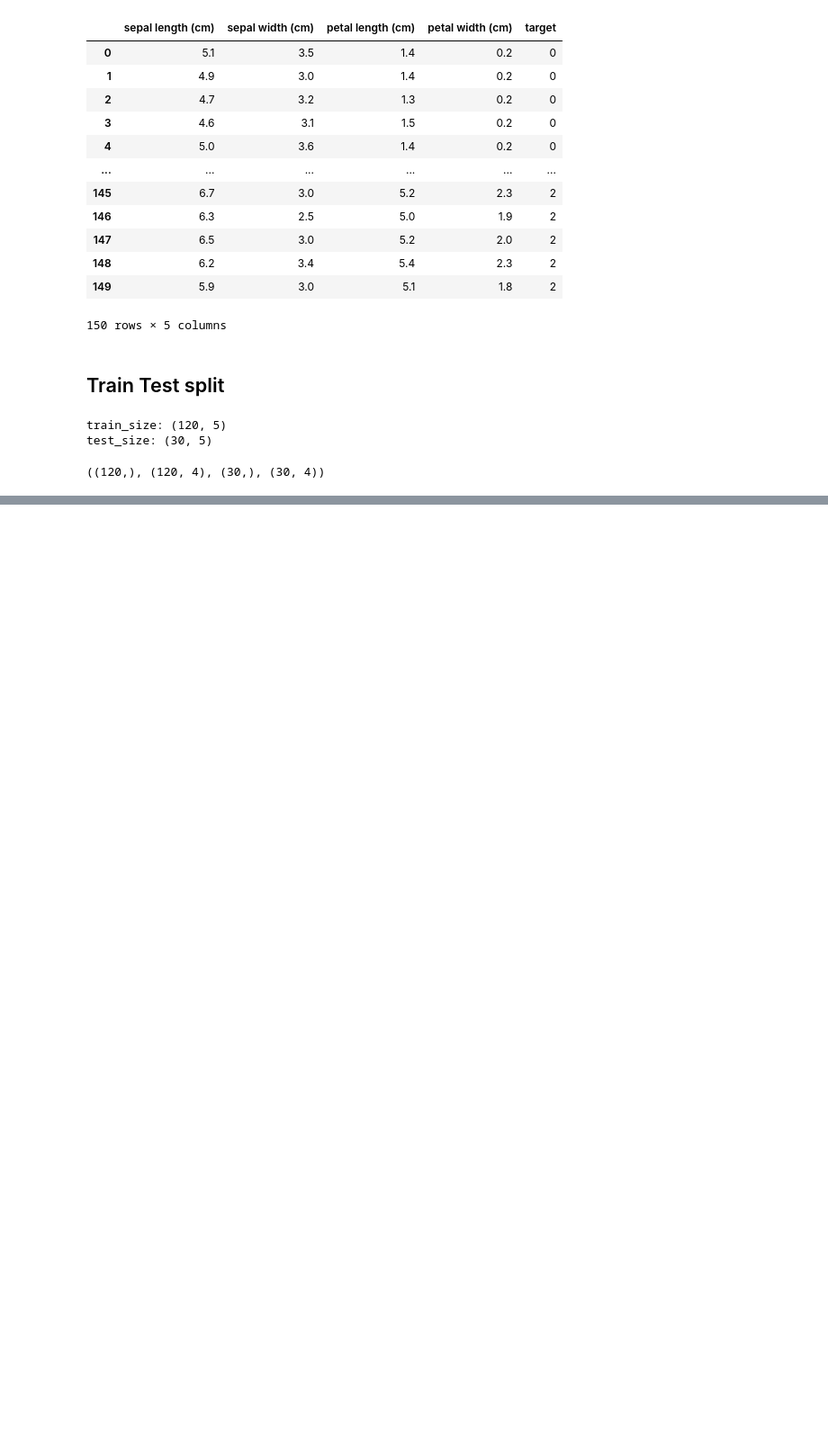
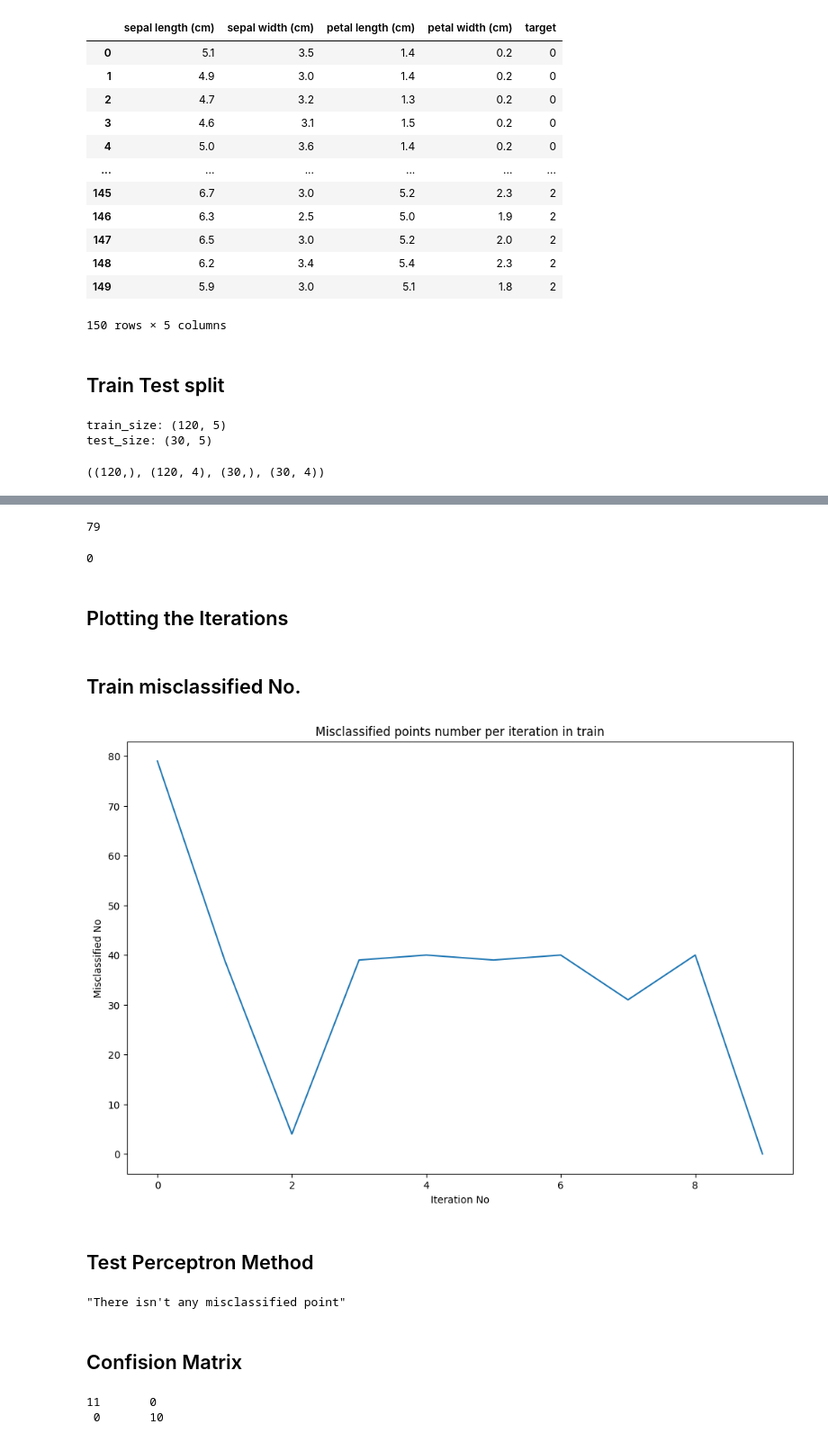
Before and after one commit to mostafaghadimi/machine-learning, a Jupyter notebook: HomeWorks/HW5/Practical/Iris Classification.ipynb, the cells around one changed output, grey strips where cells are left out. Shown at 90% size. Saved outputs shown, nothing was run; the diff lists cells and outputs as text; code cells hidden in the pictures; blank space fills up the shorter version.

Commit message:
[hw5][practical] perceptron done

```diff
--- a/HomeWorks/HW5/Practical/Iris Classification.ipynb
+++ b/HomeWorks/HW5/Practical/Iris Classification.ipynb
@@ -61 +94,9 @@ y_train.shape, X_train.shape, y_test.shape, X_test.shape
+# %%
+def misclassified_list(w):
+    misclassified_arr = list()
+    for index, x in enumerate(p_X_train):
+        if w.dot(x) * p_y_train[index] <= 0:
+            misclassified_arr.append((x, p_y_train[index]))
+
+    return misclassified_arr
 # %% [markdown]
@@ -62,0 +104,22 @@ y_train.shape, X_train.shape, y_test.shape, X_test.shape
+# %%
+def train_perceptron(learning_rate = 0.001):
+    all_misclassified = list()
+    w = np.zeros(p_X_test.shape[1])
+    misclassified = misclassified_list(w)
+    current_misclassified = len(misclassified)
+    all_misclassified.append(current_misclassified)
+    counter = 0
+
+    while len(misclassified) > 0:
+        i = random.randint(0, len(misclassified) - 1)
+        x, target = misclassified[i]
+        w += learning_rate * target * x
+
+        misclassified = misclassified_list(w)
+        current_misclassified = len(misclassified)
+        all_misclassified.append(current_misclassified)
+
+    return w, all_misclassified
+
+
+w_perceptron, all_misclassified = train_perceptron()
@@ -62,0 +130,29 @@ y_train.shape, X_train.shape, y_test.shape, X_test.shape
+# %%
+all_misclassified[0]
+# %% [output]
+79
+# %%
+all_misclassified[-1]
+# %% [output]
+0
+# %% [markdown]
+## Plotting the Iterations
+# %%
+def plotting(misclassified, is_train):
+    if len(misclassified) is 0:
+        return "There isn't any misclassified point"
+    if is_train:
+        plt.title("Misclassified points number per iteration in train")
+    else:
+        plt.title("Misclassified points number per iteration in train")
+    plt.xlabel("Iteration No")
+    plt.ylabel("Misclassified No")
+    plt.plot(misclassified)
+# %% [markdown]
+## Train misclassified No.
+# %%
+plotting(all_misclassified, True)
+# %% [output]
+[figure, added]
+# %% [markdown]
+## Test Perceptron Method
@@ -62,0 +169,15 @@ y_train.shape, X_train.shape, y_test.shape, X_test.shape
+# %%
+plotting(test_misclassified, False)
+# %% [output]
+"There isn't any misclassified point"
+# %% [markdown]
+## Confision Matrix
+# %%
+def confusion_matrix():
+
+
+print("confusion Matrix")
+print(f"{c1_c1} \t {c1_c2} \n {c2_c1} \t {c2_c2}")
+# %% [output]
+11       0
+ 0       10
```
Also changed, not shown: parts of 17 cells of this notebook.
